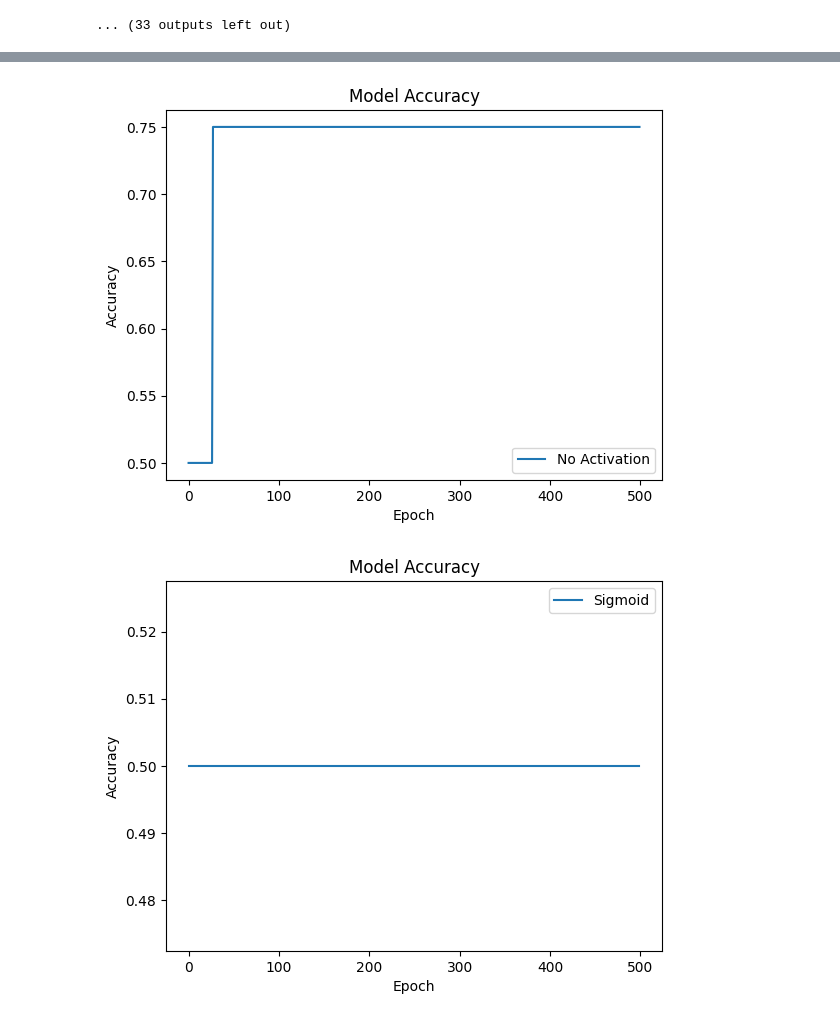
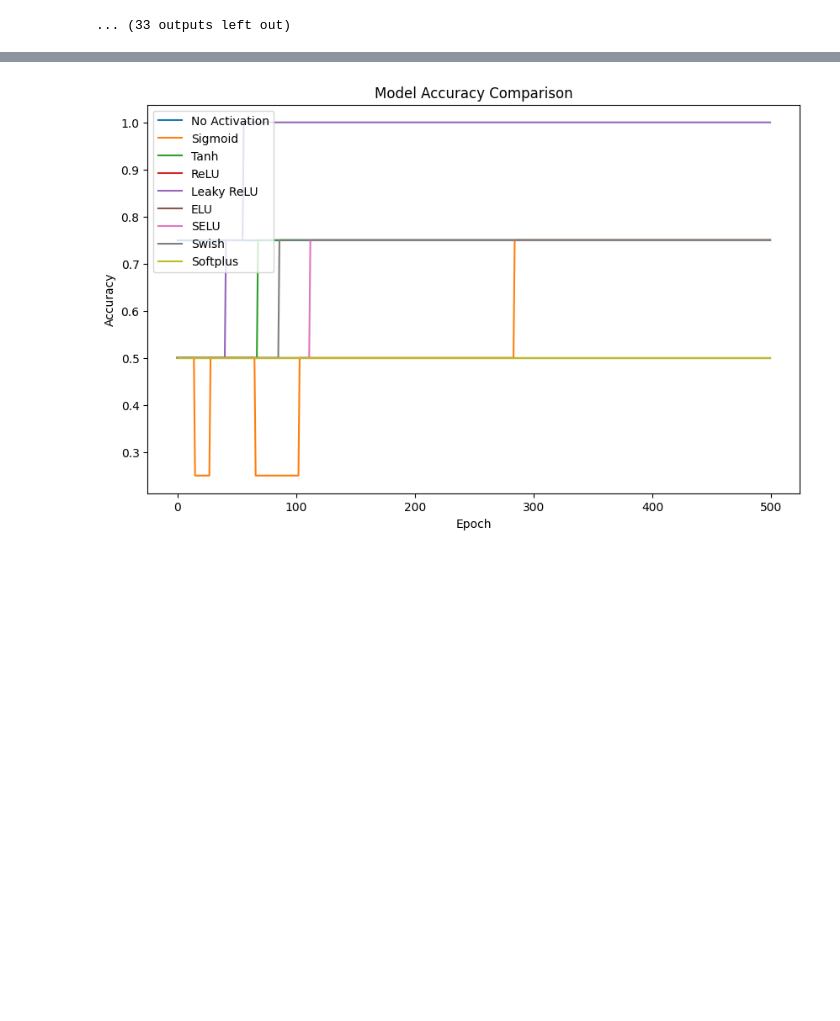
Before and after one commit to jai2992/learning, a Jupyter notebook: tensorflow_activation.ipynb, the cells around one changed output, grey strips where cells are left out. Saved outputs shown, nothing was run; the diff lists cells and outputs as text; code cells hidden in the pictures; blank space fills up the shorter version.

Commit message:
made the graph in same figure

```diff
--- a/tensorflow_activation.ipynb
+++ b/tensorflow_activation.ipynb
@@ -159,21 +178,41 @@ ModuleNotFoundError: No module named 'matplotlib'
 # %%
-def plot_accuracy(history, label):
-    plt.plot(history.history.get('accuracy', []), label=label)
-    plt.title('Model Accuracy')
+import matplotlib.pyplot as plt
+
+def plot_all_accuracies(histories, labels):
+    plt.figure(figsize=(10, 6))
+    for history, label in zip(histories, labels):
+        plt.plot(history.history.get('accuracy', []), label=label)
+    plt.title('Model Accuracy Comparison')
     plt.ylabel('Accuracy')
     plt.xlabel('Epoch')
     plt.legend()
     plt.show()
 
-plot_accuracy(history_no_activation, 'No Activation')
-plot_accuracy(history_sigmoid, 'Sigmoid')
-plot_accuracy(history_tanh, 'Tanh')
-plot_accuracy(history_relu, 'ReLU')
-plot_accuracy(history_leaky_relu, 'Leaky ReLU')
-plot_accuracy(history_elu, 'ELU')
-plot_accuracy(history_selu, 'SELU')
-plot_accuracy(history_swish, 'Swish')
-plot_accuracy(history_softplus, 'Softplus')
+# Collect all histories and labels
+histories = [
+    history_no_activation,
+    history_sigmoid,
+    history_tanh,
+    history_relu,
+    history_leaky_relu,
+    history_elu,
+    history_selu,
+    history_swish,
+    history_softplus
+]
+
+labels = [
+    'No Activation',
+    'Sigmoid',
+    'Tanh',
+    'ReLU',
+    'Leaky ReLU',
+    'ELU',
+    'SELU',
+    'Swish',
+    'Softplus'
+]
+
+plot_all_accuracies(histories, labels)
 # %% [output]
-[figure, old version]
+[figure, new version]
-[figure, removed]
```
Also changed, not shown: parts of 4 cells of this notebook.
